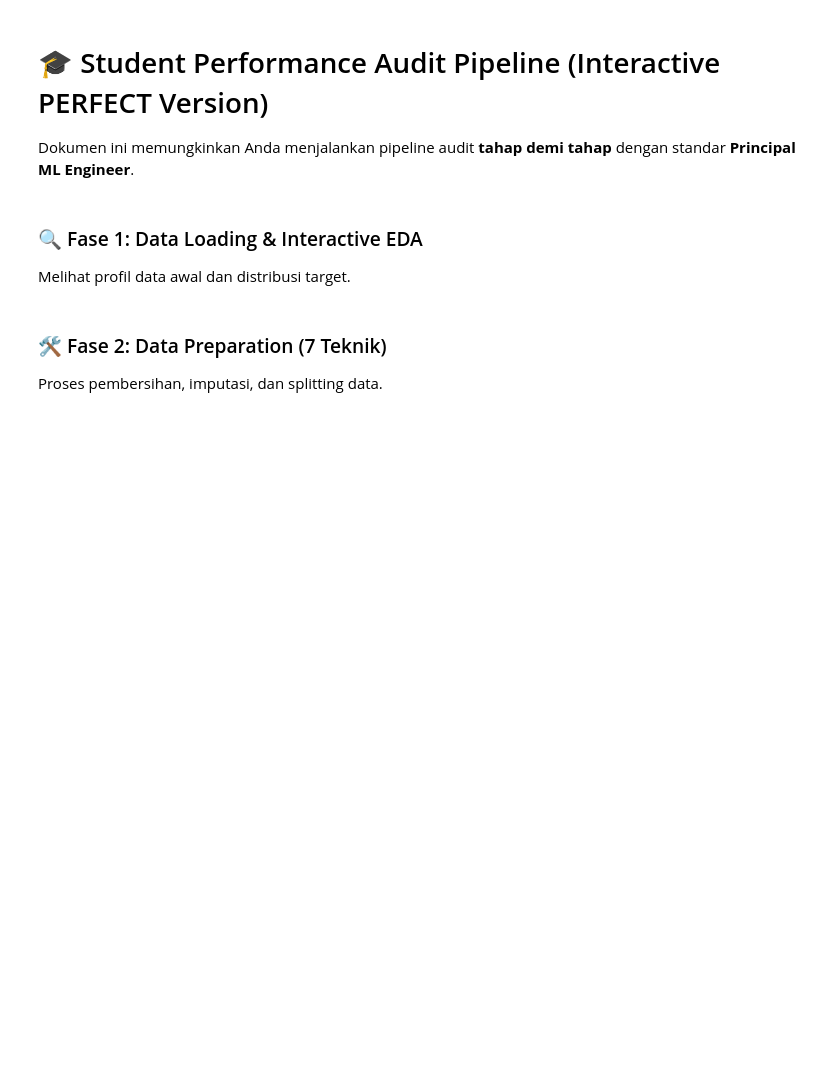
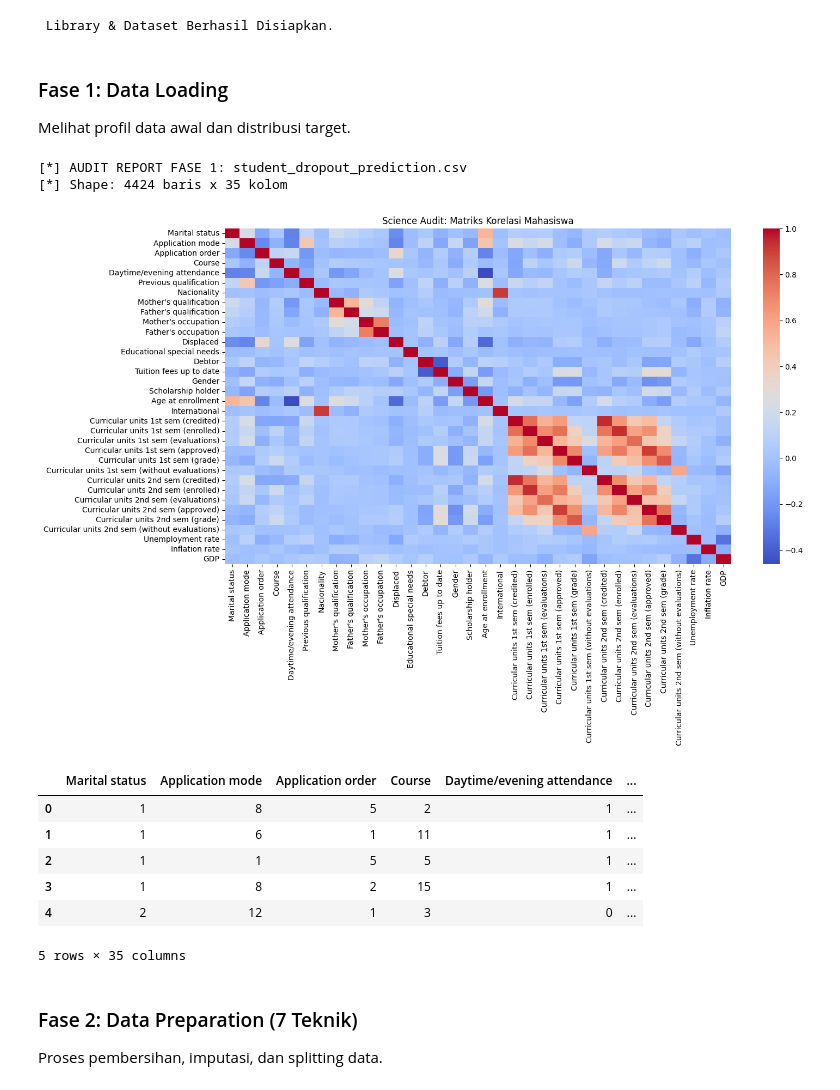
Before and after one commit to itsnevu/student-performance, a Jupyter notebook: notebooks/02-full-audit-pipeline.ipynb, the cells around one changed output. Drawn from its saved outputs; the diff is of its cells as text; code cells hidden in the pictures; blank space fills up the shorter version.

```diff
--- a/notebooks/02-full-audit-pipeline.ipynb
+++ b/notebooks/02-full-audit-pipeline.ipynb
@@ -1,3 +0,0 @@
-# %% [markdown]
-# 🎓 Student Performance Audit Pipeline (Interactive PERFECT Version)
-Dokumen ini memungkinkan Anda menjalankan pipeline audit **tahap demi tahap** dengan standar **Principal ML Engineer**.
@@ -33,10 +1,75 @@ dataset_path = '../data/raw/uci_math_students.csv'
+# %%
+import sys
+import os
+import pandas as pd
+import numpy as np
+import matplotlib.pyplot as plt
+import seaborn as sns
+from sklearn.model_selection import train_test_split, StratifiedKFold, cross_val_score
+from sklearn.impute import SimpleImputer
+from sklearn.preprocessing import LabelEncoder, StandardScaler, OneHotEncoder
+from sklearn.compose import ColumnTransformer
+from sklearn.feature_selection import SelectKBest, f_classif
+from sklearn.ensemble import RandomForestClassifier, GradientBoostingClassifier
+from sklearn.metrics import accuracy_score, f1_score, precision_score, recall_score, confusion_matrix
+from xgboost import XGBClassifier
+from imblearn.over_sampling import SMOTE
+
+# Path Dataset
+dataset_path = '../data/raw/student_dropout_prediction.csv'
+print(" Library & Dataset Berhasil Disiapkan.")
+# %% [output]
+ Library & Dataset Berhasil Disiapkan.
 # %% [markdown]
-### 🔍 Fase 1: Data Loading & Interactive EDA
+### Fase 1: Data Loading
 Melihat profil data awal dan distribusi target.
-# %%
-df = load_data(dataset_path)
-display(df.head())
-print(f"\nShape: {df.shape}")
+# %%
+# 1. Load Data dengan auto-separator
+try:
+    df = pd.read_csv(dataset_path, sep=';')
+    if len(df.columns) < 2:
+        df = pd.read_csv(dataset_path, sep=',')
+except:
+    df = pd.read_csv(dataset_path)
+
+# Bersihkan nama kolom
+df.columns = [c.strip() for c in df.columns]
+
+# PAKSA konversi kolom angka (Ganti 'ignore' jadi 'coerce') -> ubah kolom jadi angka.
+# Semisal ketemu tulisan uknown, null, typo itu diubah ke Nan / kosong
+for col in df.columns:
+    if col != 'Target':
+        # 'coerce' akan merubah teks yang bukan angka jadi NaN supaya tidak error
+        df[col] = pd.to_numeric(df[col], errors='coerce')
+
+print(f"[*] AUDIT REPORT FASE 1: {os.path.basename(dataset_path)}")
+print(f"[*] Shape: {df.shape[0]} baris x {df.shape[1]} kolom")
+
+
+# Ambil hanya kolom numerik -> Karena teknik Pearson Correlation yang digunakan dalam Heatmap ini bekerja berdasarkan perhitungan matematis (kovarians dan deviasi standar)
+# untuk mengukur tingkat kekuatan hubungan linier antar variabel
+numeric_df = df.select_dtypes(include=[np.number])
+
+if not numeric_df.empty:
+    plt.figure(figsize=(15, 8))
+    sns.heatmap(numeric_df.corr(), annot=False, cmap='coolwarm')
+    plt.title('Science Audit: Matriks Korelasi Mahasiswa')
+    plt.show()
+else:
+    print("[WARN] Tidak ditemukan kolom numerik!")
+
+display(df.head())
+# %% [output]
+[*] AUDIT REPORT FASE 1: student_dropout_prediction.csv
+[*] Shape: 4424 baris x 35 kolom
+[figure, added]
+|  | Marital status | Application mode | Application order | Course | Daytime/evening attendance | ... |
+| 0 | 1 | 8 | 5 | 2 | 1 | ... |
+| 1 | 1 | 6 | 1 | 11 | 1 | ... |
+| 2 | 1 | 1 | 5 | 5 | 1 | ... |
+| 3 | 1 | 8 | 2 | 15 | 1 | ... |
+| 4 | 2 | 12 | 1 | 3 | 0 | ... |
+5 rows × 35 columns
 # %% [markdown]
-### 🛠️ Fase 2: Data Preparation (7 Teknik)
+### Fase 2: Data Preparation (7 Teknik)
 Proses pembersihan, imputasi, dan splitting data.
```
Also changed, not shown: parts of 12 cells of this notebook, 8 other files.
